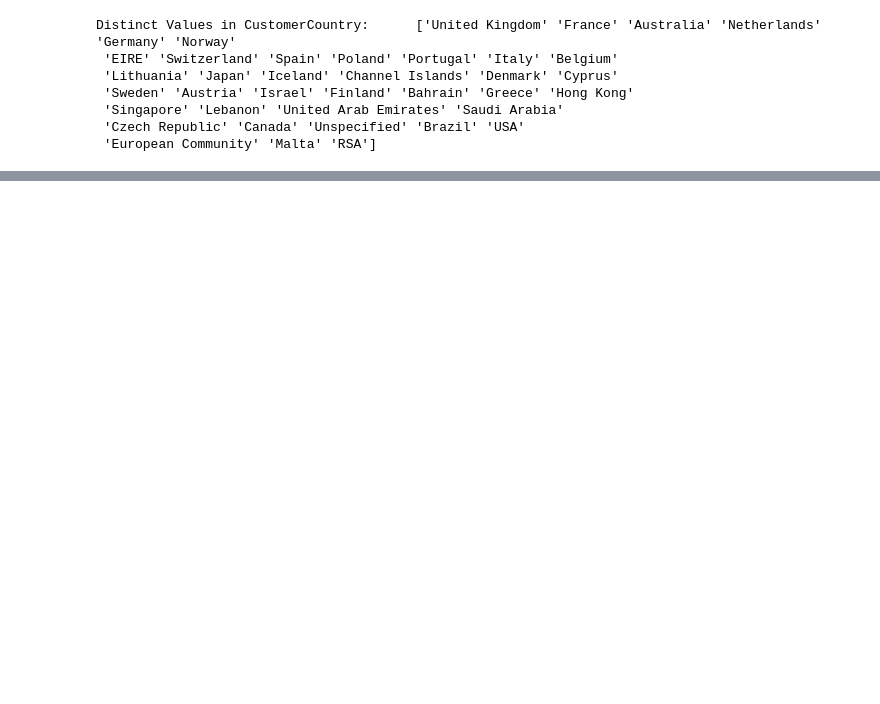
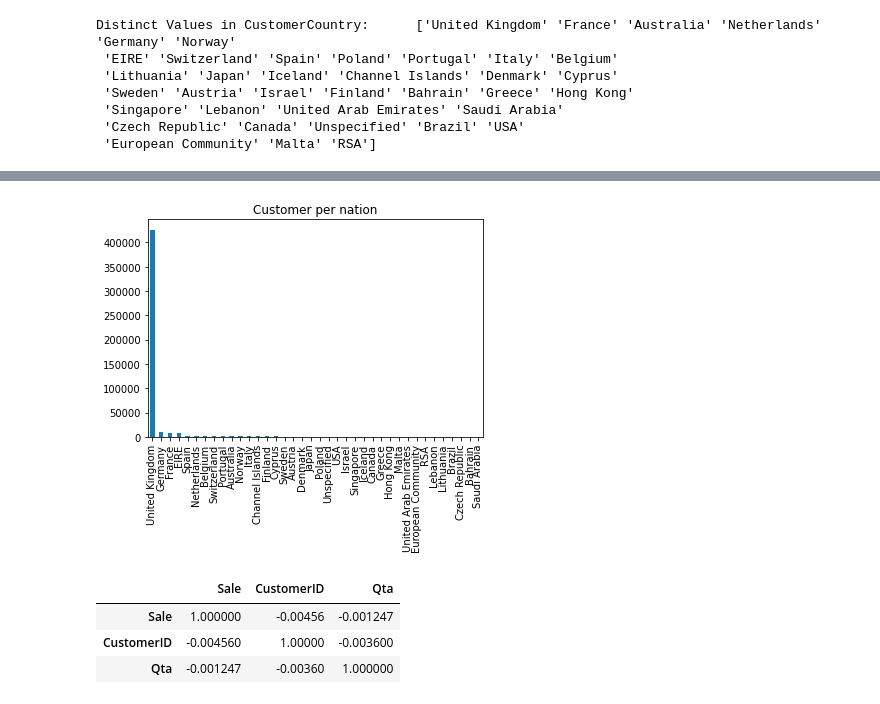
Before and after one commit to michelezoncheddu/data-mining-project, a Jupyter notebook: customers.ipynb, the cells around one changed output, grey strips where cells are left out. Saved outputs shown, nothing was run; the diff lists cells and outputs as text; code cells hidden in the pictures; blank space fills up the shorter version.

```diff
--- a/customers.ipynb
+++ b/customers.ipynb
@@ -105,3 +179,16 @@ Distinct Values in CustomerCountry:      ['United Kingdom' 'France' 'Australia'
+# %%
+df['CustomerCountry'].value_counts().plot(kind='bar',
+                                          title='Customer per nation')
+plt.show()
+# %% [output]
+[figure, added]
+# %%
+df.corr() # Method: {‘pearson’, ‘kendall’, ‘spearman’}
+# %% [output]
+|  | Sale | CustomerID | Qta |
+| Sale | 1.000000 | -0.00456 | -0.001247 |
+| CustomerID | -0.004560 | 1.00000 | -0.003600 |
+| Qta | -0.001247 | -0.00360 | 1.000000 |
 # %% [raw]
 Summary
 
```
Also changed, not shown: parts of 13 cells of this notebook.
